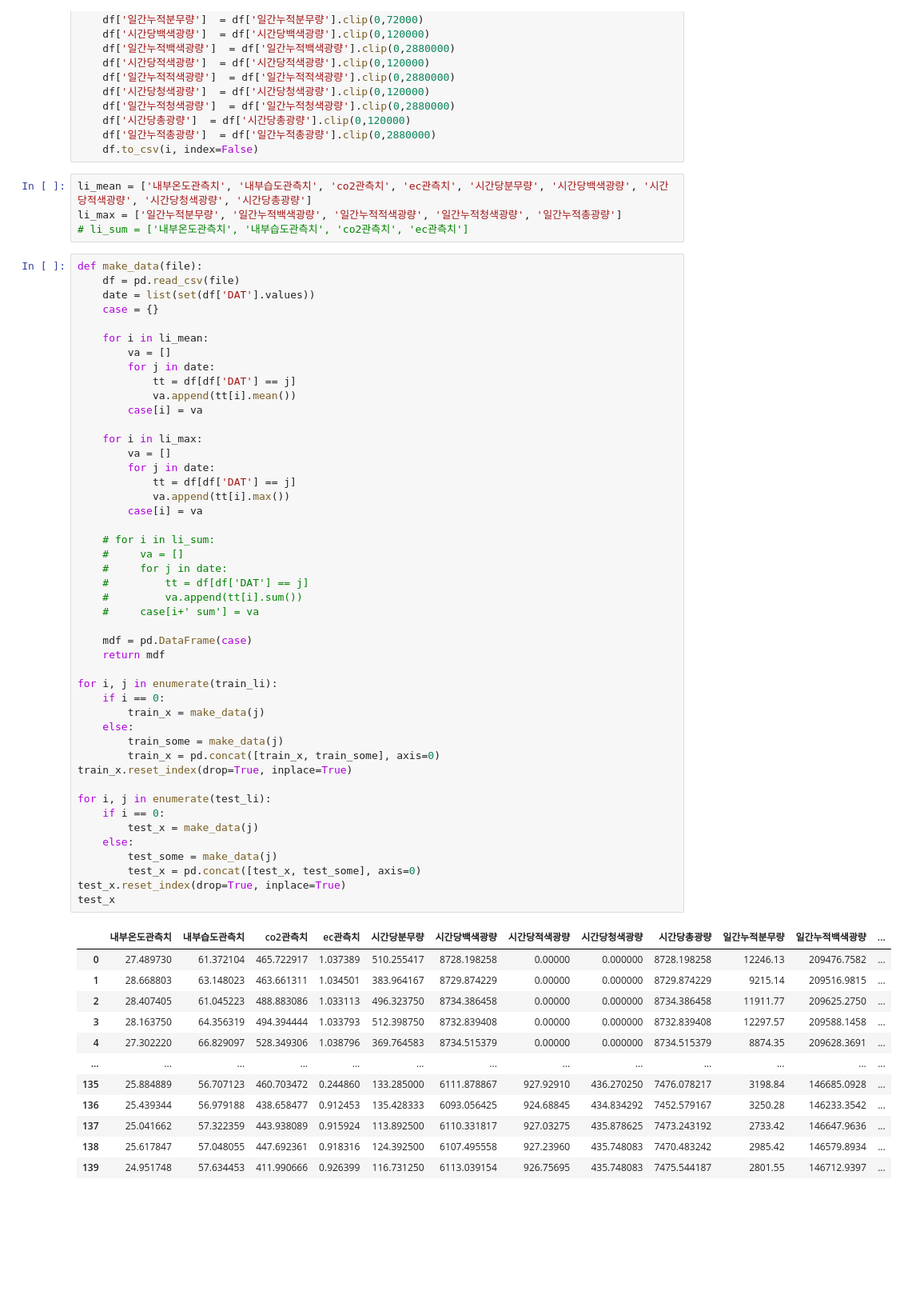
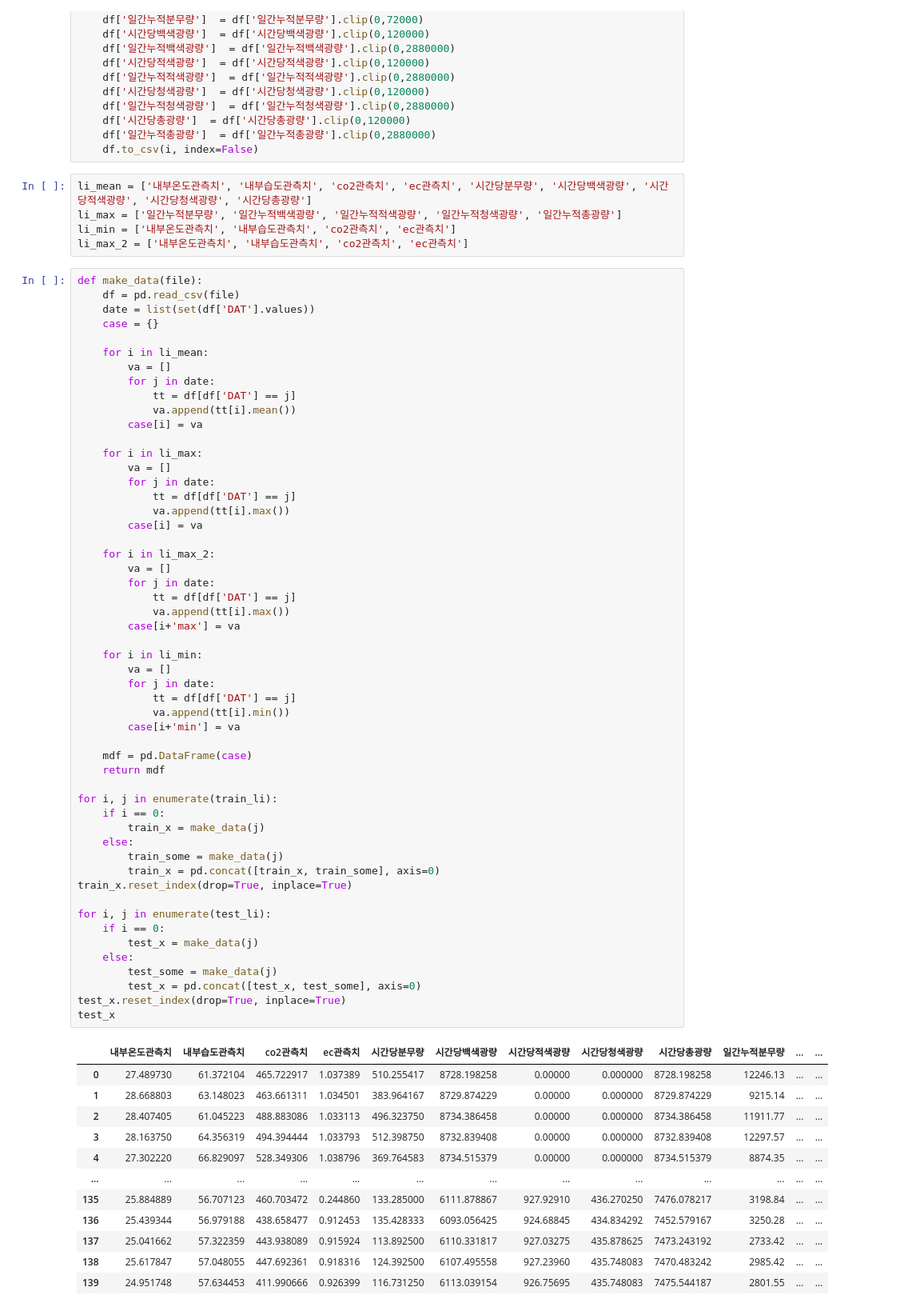
Before and after one commit to chi-hun/dacon, a Jupyter notebook: 상추의_생육_환경_생성_AI_경진대회.ipynb, the cells around one changed output. Shown at 80% size. Drawn from its saved outputs; the diff is of its cells as text; blank space fills up the shorter version.

```diff
--- a/상추의_생육_환경_생성_AI_경진대회.ipynb
+++ b/상추의_생육_환경_생성_AI_경진대회.ipynb
@@ -77,7 +99,8 @@ for i in train_li + test_li:
 # %%
 li_mean = ['내부온도관측치', '내부습도관측치', 'co2관측치', 'ec관측치', '시간당분무량', '시간당백색광량', '시간당적색광량', '시간당청색광량', '시간당총광량']
 li_max = ['일간누적분무량', '일간누적백색광량', '일간누적적색광량', '일간누적청색광량', '일간누적총광량']
-# li_sum = ['내부온도관측치', '내부습도관측치', 'co2관측치', 'ec관측치']
+li_min = ['내부온도관측치', '내부습도관측치', 'co2관측치', 'ec관측치']
+li_max_2 = ['내부온도관측치', '내부습도관측치', 'co2관측치', 'ec관측치']
 # %%
 def make_data(file):
     df = pd.read_csv(file)
@@ -92,48 +115,55 @@ def make_data(file):
         case[i] = va
 
     for i in li_max:
         va = []
         for j in date:
             tt = df[df['DAT'] == j]
             va.append(tt[i].max())
         case[i] = va
 
-    # for i in li_sum:
-    #     va = []
-    #     for j in date:
-    #         tt = df[df['DAT'] == j]
-    #         va.append(tt[i].sum())
-    #     case[i+' sum'] = va
+    for i in li_max_2:
+        va = []
+        for j in date:
+            tt = df[df['DAT'] == j]
+            va.append(tt[i].max())
+        case[i+'max'] = va
+
+    for i in li_min:
+        va = []
+        for j in date:
+            tt = df[df['DAT'] == j]
+            va.append(tt[i].min())
+        case[i+'min'] = va
 
     mdf = pd.DataFrame(case)
     return mdf
 
 for i, j in enumerate(train_li):
     if i == 0:
         train_x = make_data(j)
     else:
         train_some = make_data(j)
         train_x = pd.concat([train_x, train_some], axis=0)
 train_x.reset_index(drop=True, inplace=True)
 
 for i, j in enumerate(test_li):
     if i == 0:
         test_x = make_data(j)
     else:
         test_some = make_data(j)
         test_x = pd.concat([test_x, test_some], axis=0)
 test_x.reset_index(drop=True, inplace=True)
 test_x
 # %% [output]
-|  | 내부온도관측치 | 내부습도관측치 | co2관측치 | ec관측치 | 시간당분무량 | 시간당백색광량 | 시간당적색광량 | 시간당청색광량 | 시간당총광량 | 일간누적분무량 | 일간누적백색광량 | ... |
-| 0 | 27.489730 | 61.372104 | 465.722917 | 1.037389 | 510.255417 | 8728.198258 | 0.00000 | 0.000000 | 8728.198258 | 12246.13 | 209476.7582 | ... |
-| 1 | 28.668803 | 63.148023 | 463.661311 | 1.034501 | 383.964167 | 8729.874229 | 0.00000 | 0.000000 | 8729.874229 | 9215.14 | 209516.9815 | ... |
-| 2 | 28.407405 | 61.045223 | 488.883086 | 1.033113 | 496.323750 | 8734.386458 | 0.00000 | 0.000000 | 8734.386458 | 11911.77 | 209625.2750 | ... |
-| 3 | 28.163750 | 64.356319 | 494.394444 | 1.033793 | 512.398750 | 8732.839408 | 0.00000 | 0.000000 | 8732.839408 | 12297.57 | 209588.1458 | ... |
-| 4 | 27.302220 | 66.829097 | 528.349306 | 1.038796 | 369.764583 | 8734.515379 | 0.00000 | 0.000000 | 8734.515379 | 8874.35 | 209628.3691 | ... |
+|  | 내부온도관측치 | 내부습도관측치 | co2관측치 | ec관측치 | 시간당분무량 | 시간당백색광량 | 시간당적색광량 | 시간당청색광량 | 시간당총광량 | 일간누적분무량 | ... | ... |
+| 0 | 27.489730 | 61.372104 | 465.722917 | 1.037389 | 510.255417 | 8728.198258 | 0.00000 | 0.000000 | 8728.198258 | 12246.13 | ... | ... |
+| 1 | 28.668803 | 63.148023 | 463.661311 | 1.034501 | 383.964167 | 8729.874229 | 0.00000 | 0.000000 | 8729.874229 | 9215.14 | ... | ... |
+| 2 | 28.407405 | 61.045223 | 488.883086 | 1.033113 | 496.323750 | 8734.386458 | 0.00000 | 0.000000 | 8734.386458 | 11911.77 | ... | ... |
+| 3 | 28.163750 | 64.356319 | 494.394444 | 1.033793 | 512.398750 | 8732.839408 | 0.00000 | 0.000000 | 8732.839408 | 12297.57 | ... | ... |
+| 4 | 27.302220 | 66.829097 | 528.349306 | 1.038796 | 369.764583 | 8734.515379 | 0.00000 | 0.000000 | 8734.515379 | 8874.35 | ... | ... |
 | ... | ... | ... | ... | ... | ... | ... | ... | ... | ... | ... | ... | ... |
-| 135 | 25.884889 | 56.707123 | 460.703472 | 0.244860 | 133.285000 | 6111.878867 | 927.92910 | 436.270250 | 7476.078217 | 3198.84 | 146685.0928 | ... |
-| 136 | 25.439344 | 56.979188 | 438.658477 | 0.912453 | 135.428333 | 6093.056425 | 924.68845 | 434.834292 | 7452.579167 | 3250.28 | 146233.3542 | ... |
-| 137 | 25.041662 | 57.322359 | 443.938089 | 0.915924 | 113.892500 | 6110.331817 | 927.03275 | 435.878625 | 7473.243192 | 2733.42 | 146647.9636 | ... |
-| 138 | 25.617847 | 57.048055 | 447.692361 | 0.918316 | 124.392500 | 6107.495558 | 927.23960 | 435.748083 | 7470.483242 | 2985.42 | 146579.8934 | ... |
-| 139 | 24.951748 | 57.634453 | 411.990666 | 0.926399 | 116.731250 | 6113.039154 | 926.75695 | 435.748083 | 7475.544187 | 2801.55 | 146712.9397 | ... |
+| 135 | 25.884889 | 56.707123 | 460.703472 | 0.244860 | 133.285000 | 6111.878867 | 927.92910 | 436.270250 | 7476.078217 | 3198.84 | ... | ... |
+| 136 | 25.439344 | 56.979188 | 438.658477 | 0.912453 | 135.428333 | 6093.056425 | 924.68845 | 434.834292 | 7452.579167 | 3250.28 | ... | ... |
+| 137 | 25.041662 | 57.322359 | 443.938089 | 0.915924 | 113.892500 | 6110.331817 | 927.03275 | 435.878625 | 7473.243192 | 2733.42 | ... | ... |
+| 138 | 25.617847 | 57.048055 | 447.692361 | 0.918316 | 124.392500 | 6107.495558 | 927.23960 | 435.748083 | 7470.483242 | 2985.42 | ... | ... |
+| 139 | 24.951748 | 57.634453 | 411.990666 | 0.926399 | 116.731250 | 6113.039154 | 926.75695 | 435.748083 | 7475.544187 | 2801.55 | ... | ... |
```
Also changed, not shown: parts of 27 cells of this notebook.
